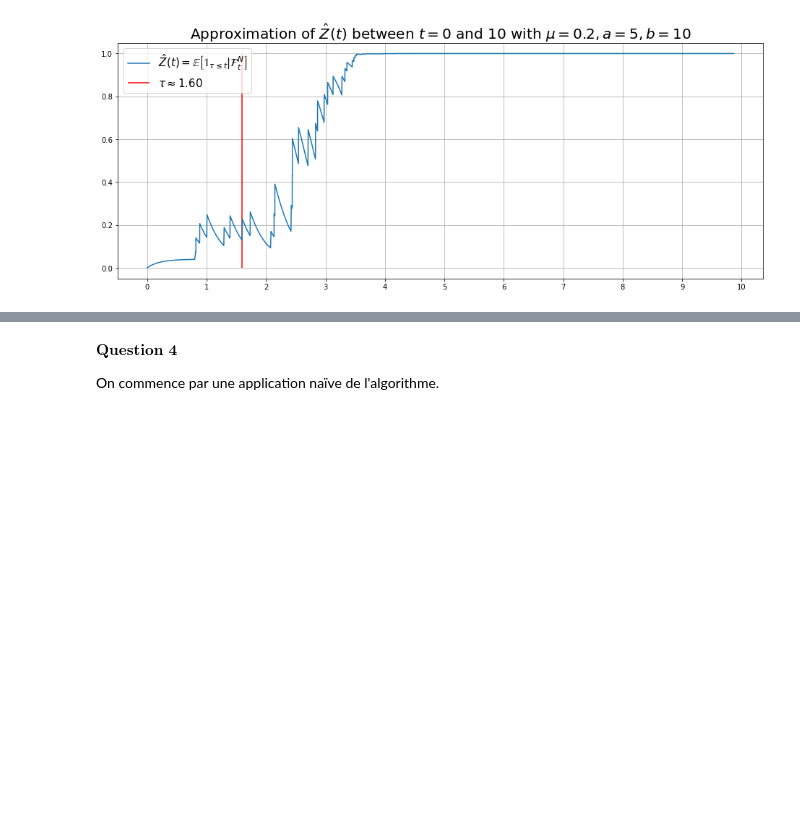
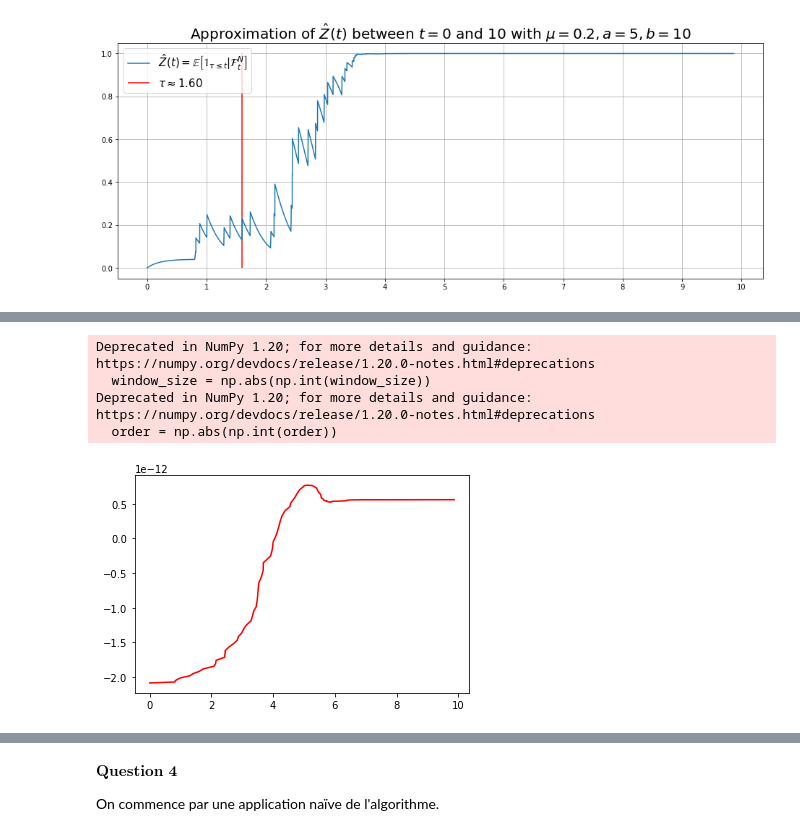
Before and after one commit to Qzaac/MACS207b, a Jupyter notebook: filtrage_macs207b.ipynb, the cells around one changed output, grey strips where cells are left out. Saved outputs shown, nothing was run; the diff lists cells and outputs as text; code cells hidden in the pictures; blank space fills up the shorter version.

```diff
--- a/filtrage_macs207b.ipynb
+++ b/filtrage_macs207b.ipynb
@@ -235,0 +328,11 @@ plt.show()
+# %%
+zsmooth = savitzky_golay(z, 5000, 5) # window size 51, polynomial order 3
+
+plt.plot(ts,zsmooth, color='red')
+plt.show()
+# %% [output]
+Deprecated in NumPy 1.20; for more details and guidance: https://numpy.org/devdocs/release/1.20.0-notes.html#deprecations
+  window_size = np.abs(np.int(window_size))
+Deprecated in NumPy 1.20; for more details and guidance: https://numpy.org/devdocs/release/1.20.0-notes.html#deprecations
+  order = np.abs(np.int(order))
+[figure, added]
```
Also changed, not shown: parts of 6 cells of this notebook.
